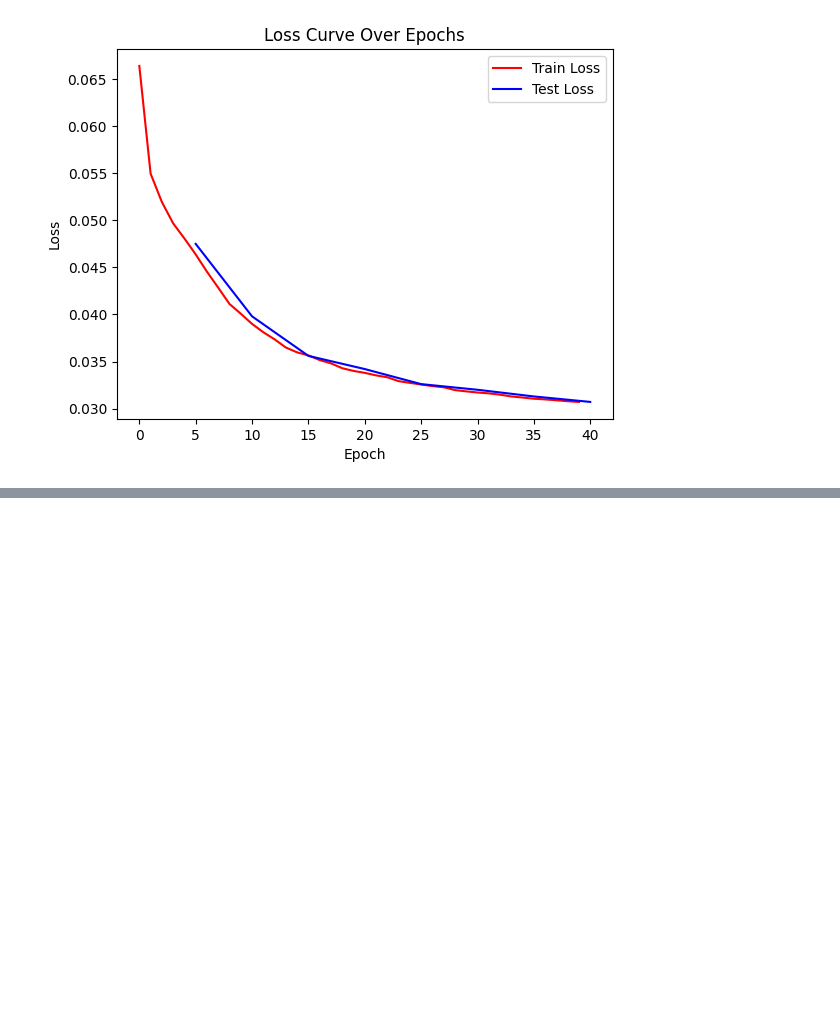
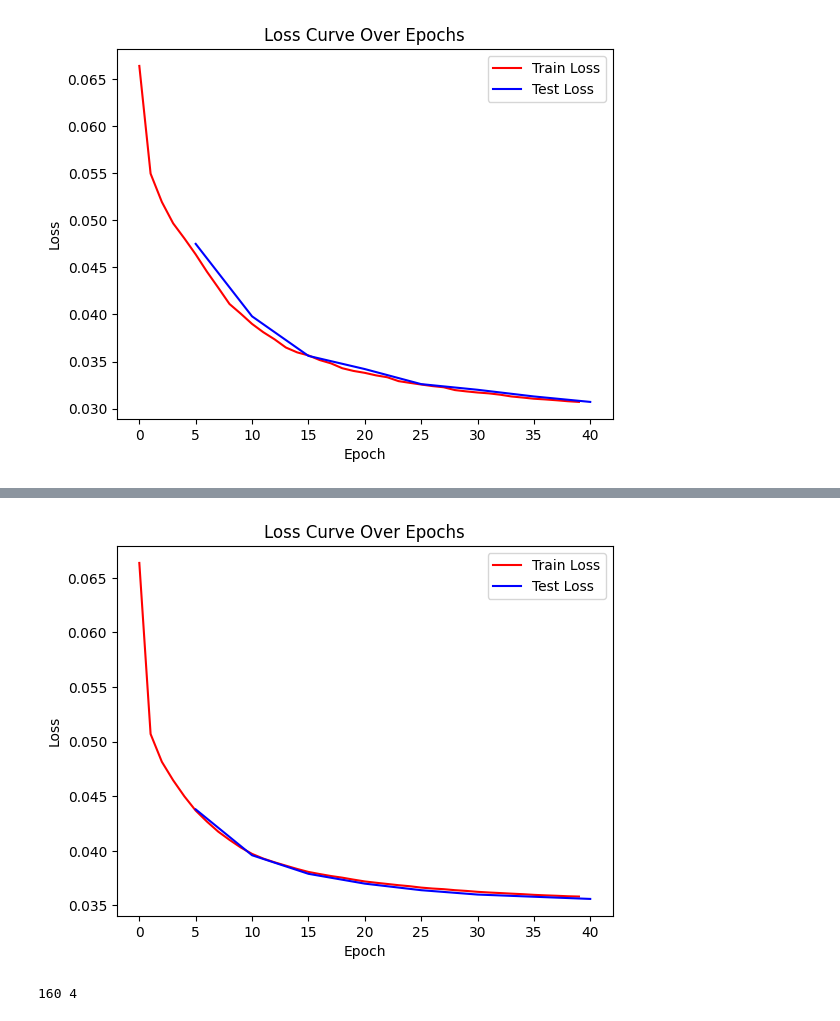
Before and after one commit to ChunTao1999/SSDI, a Jupyter notebook: SSDI_rebuttal/train_lstm_sunrgbd.ipynb, the cells around one changed output, grey strips where cells are left out. Drawn from its saved outputs; the diff is of its cells as text; code cells hidden in the pictures; blank space fills up the shorter version.

```diff
--- a/SSDI_rebuttal/train_lstm_sunrgbd.ipynb
+++ b/SSDI_rebuttal/train_lstm_sunrgbd.ipynb
@@ -731,6 +764,8 @@ def contrastive_loss(p_tensor, r_tensor):
     contr_loss /= p_tensor.shape[0]
     return contr_loss
 # %%
+# Train
+# Config: ps=80, epochs=40
 import matplotlib.pyplot as plt
 from utils import load_ckpt, unfold
 
@@ -743,7 +778,7 @@ log_dict = {"train_loss_lstm": [],
             "test_acc_lstm": []}
 
 # Save path for the trained model
-save_path = '/content/drive/MyDrive/LSTM_models_trained_on_sam2_generated_labels/num_classes=13/input_size=640x480/ps={}_bi-lstm_numlayers={}_startlr={}_epoch={}'.format(LSTM_config.patch_size, LSTM_config.num_layers, LSTM_config.lr_start, LSTM_config.epochs)
+save_path = '/content/drive/MyDrive/LSTM_models_trained_on_sam2_generated_labels/num_classes={}/input_size=640x480/ps={}_bi-lstm_numlayers={}_startlr={}_epoch={}'.format(LSTM_config.semantics_dim, LSTM_config.patch_size, LSTM_config.num_layers, LSTM_config.lr_start, LSTM_config.epochs)
 if not os.path.exists(save_path): os.makedirs(save_path)
 
 device = torch.device("cuda" if torch.cuda.is_available() else "cpu")
@@ -752,10 +787,10 @@ for epoch in range(0, epochs):
     train_loss_lstm = 0.0
     model_lstm.train()
     for batch_idx, image in enumerate(train_loader):
-        image = image.to(device)
+        image = image.to(DEVICE)
         # print(image.shape, image.min().item(), image.max().item()) # [0, 1]
 
-        pred_labels = torch.round((image * (LSTM_config.semantics_dim - 1))).float().to(device) # [0, 13], 14 classes including bg
+        pred_labels = torch.round((image * (LSTM_config.semantics_dim - 1))).float().to(DEVICE) # [0, 13], 14 classes including bg
         # unique_values, counts = torch.unique(pred_labels, return_counts=True)
         # print(pred_labels.shape, unique_values, counts)
         patch_masks = unfold(X=pred_labels, patch_size=LSTM_config.patch_size) # (bs, num_patch, num_ch=1, ps, ps)
@@ -890,0 +1065,28 @@ plt.show()
+# %%
+# Plot loss curve
+plt.figure()
+plt.plot(np.arange(epoch+1), log_dict['train_loss_lstm'], color='red', label="Train Loss")
+plt.plot([5,10,15,20,25,30,35,40], [0.0438,0.0396,0.0379,0.0370,0.0364,0.0360,0.0358,0.0356], color='blue', label="Test Loss")
+# Labels and title
+plt.xlabel("Epoch")
+plt.ylabel("Loss")
+plt.title("Loss Curve Over Epochs")
+# Add legend in the top-right corner
+plt.legend(loc="upper right")
+# Save the figure
+save_path = "./"  # Change to your actual save directory
+plt.savefig(os.path.join(save_path, "loss_curves.png"))
+plt.show()
+# %% [output]
+[figure, added]
+# %%
+# Rerun after changing LSTM_config
+import importlib
+import lstm_utils  # Import your module
+importlib.reload(lstm_utils)  # Reload it to reflect changes
+from lstm_utils import customizable_LSTM as LSTM
+from lstm_utils import LSTM_config as LSTM_config
+LSTM_config.num_distortion = 4
+print(LSTM_config.patch_size, LSTM_config.num_distortion)
+# %% [output]
+160 4
```
Also changed, not shown: parts of 14 cells of this notebook, 6 other files.
